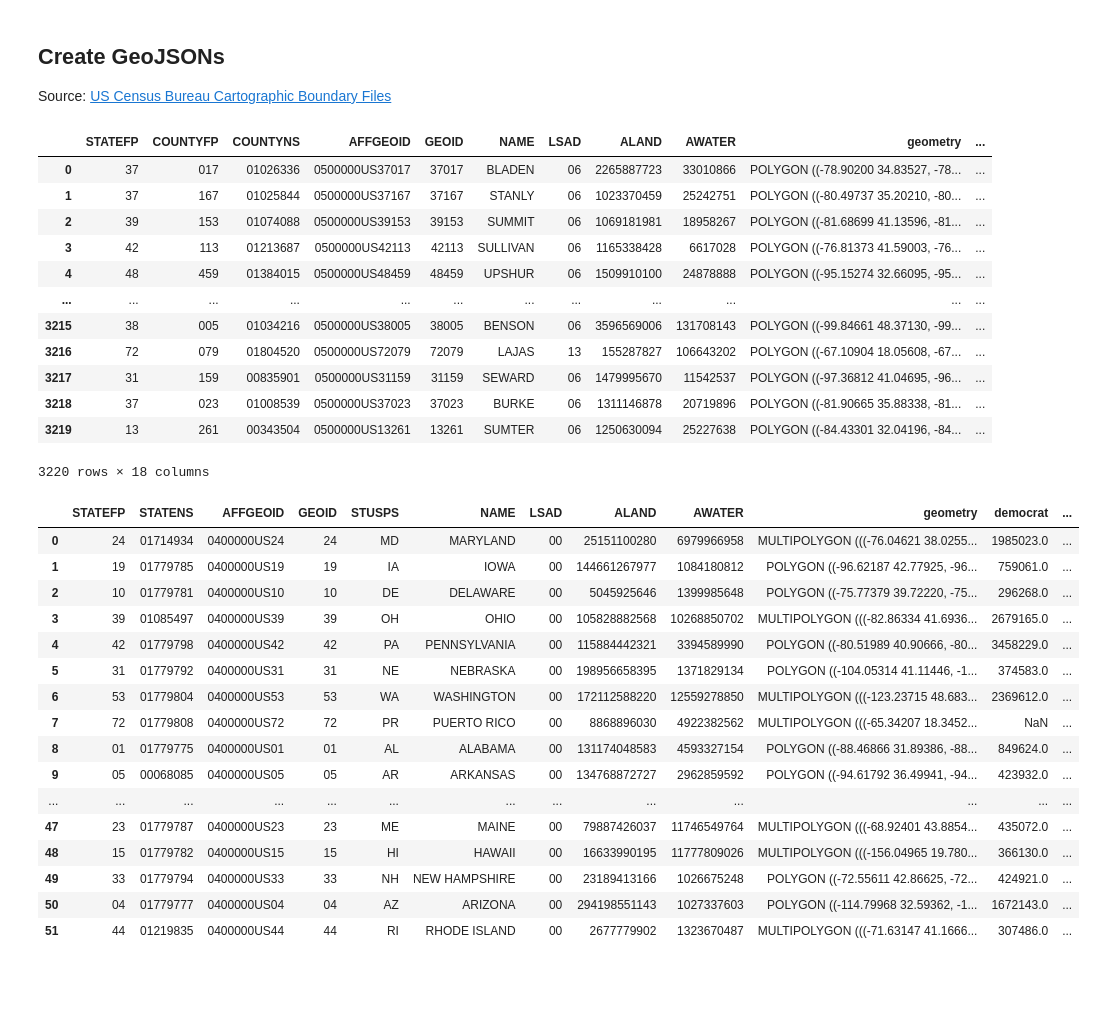
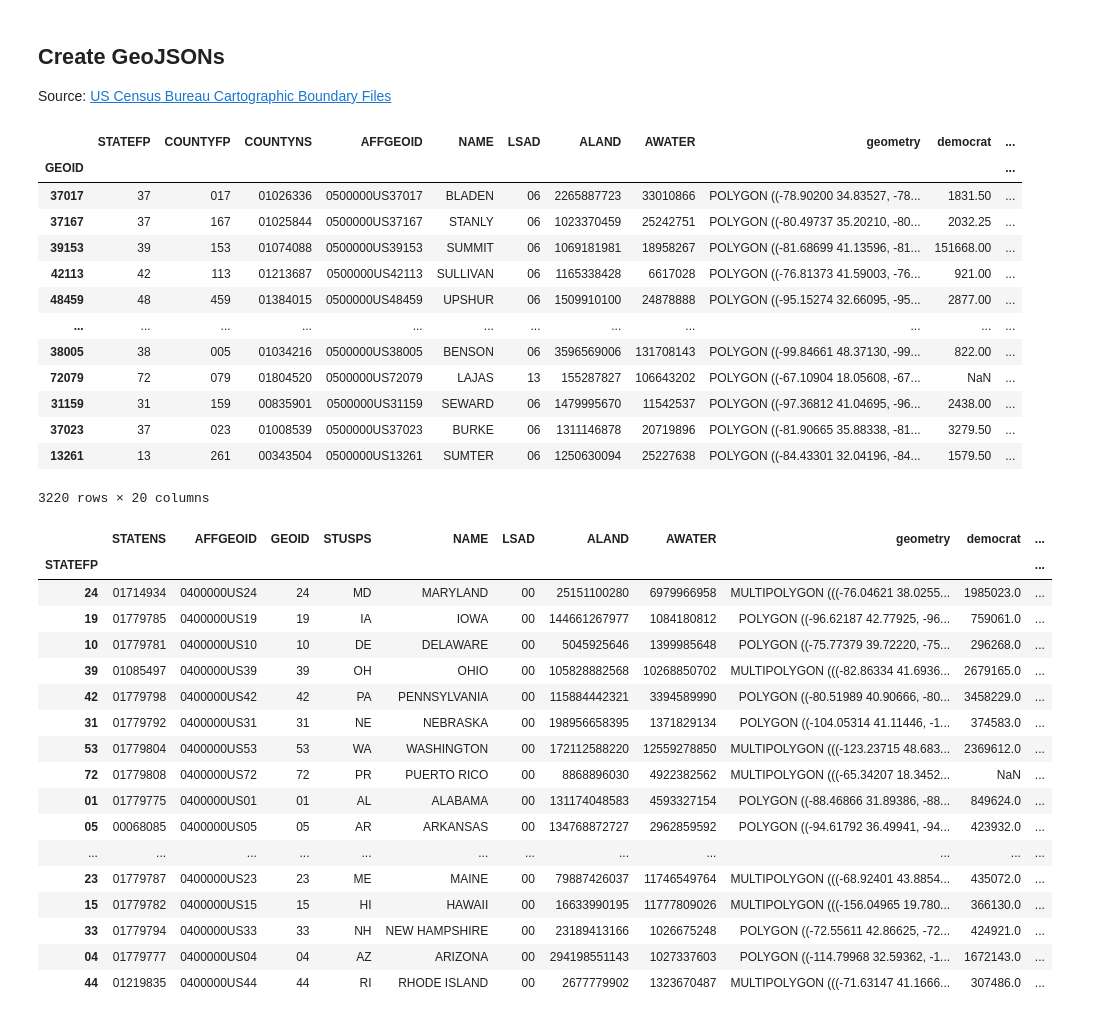
Before and after one commit to saylorsd/minority-rule, a Jupyter notebook: join.ipynb, the cells around one changed output. Cells and saved outputs as stored; diff of their text form; code cells hidden in the pictures; blank space fills up the shorter version.

Commit message:
fixed county geo join

```diff
--- a/join.ipynb
+++ b/join.ipynb
@@ -300,50 +301,50 @@ state_full_df
 ## Create GeoJSONs
 Source: [US Census Bureau Cartographic Boundary Files](https://www.census.gov/geographies/mapping-files/time-series/geo/carto-boundary-file.html)
 # %%
-import geopandas as gpd
-
 county_geo_df = gpd.read_file('cb_2018_us_county_20m/cb_2018_us_county_20m.shp')
 county_geo_df['NAME'] = county_geo_df['NAME'].str.upper()
-county_geo_df.set_index('NAME')
-county_geo_df = county_geo_df.join(state_full_df, on='NAME')
+county_geo_df = county_geo_df.join(county_full_df, on='GEOID')
+county_geo_df = county_geo_df.set_index('GEOID')
 county_geo_df.to_file('counties.geojson', driver='GeoJSON')
 county_geo_df
 # %% [output]
-|  | STATEFP | COUNTYFP | COUNTYNS | AFFGEOID | GEOID | NAME | LSAD | ALAND | AWATER | geometry | ... |
-| 0 | 37 | 017 | 01026336 | 0500000US37017 | 37017 | BLADEN | 06 | 2265887723 | 33010866 | POLYGON ((-78.90200 34.83527, -78... | ... |
-| 1 | 37 | 167 | 01025844 | 0500000US37167 | 37167 | STANLY | 06 | 1023370459 | 25242751 | POLYGON ((-80.49737 35.20210, -80... | ... |
-| 2 | 39 | 153 | 01074088 | 0500000US39153 | 39153 | SUMMIT | 06 | 1069181981 | 18958267 | POLYGON ((-81.68699 41.13596, -81... | ... |
-| 3 | 42 | 113 | 01213687 | 0500000US42113 | 42113 | SULLIVAN | 06 | 1165338428 | 6617028 | POLYGON ((-76.81373 41.59003, -76... | ... |
-| 4 | 48 | 459 | 01384015 | 0500000US48459 | 48459 | UPSHUR | 06 | 1509910100 | 24878888 | POLYGON ((-95.15274 32.66095, -95... | ... |
+|  | STATEFP | COUNTYFP | COUNTYNS | AFFGEOID | NAME | LSAD | ALAND | AWATER | geometry | democrat | ... |
+| GEOID |  |  |  |  |  |  |  |  |  |  | ... |
+| 37017 | 37 | 017 | 01026336 | 0500000US37017 | BLADEN | 06 | 2265887723 | 33010866 | POLYGON ((-78.90200 34.83527, -78... | 1831.50 | ... |
+| 37167 | 37 | 167 | 01025844 | 0500000US37167 | STANLY | 06 | 1023370459 | 25242751 | POLYGON ((-80.49737 35.20210, -80... | 2032.25 | ... |
+| 39153 | 39 | 153 | 01074088 | 0500000US39153 | SUMMIT | 06 | 1069181981 | 18958267 | POLYGON ((-81.68699 41.13596, -81... | 151668.00 | ... |
+| 42113 | 42 | 113 | 01213687 | 0500000US42113 | SULLIVAN | 06 | 1165338428 | 6617028 | POLYGON ((-76.81373 41.59003, -76... | 921.00 | ... |
+| 48459 | 48 | 459 | 01384015 | 0500000US48459 | UPSHUR | 06 | 1509910100 | 24878888 | POLYGON ((-95.15274 32.66095, -95... | 2877.00 | ... |
 | ... | ... | ... | ... | ... | ... | ... | ... | ... | ... | ... | ... |
-| 3215 | 38 | 005 | 01034216 | 0500000US38005 | 38005 | BENSON | 06 | 3596569006 | 131708143 | POLYGON ((-99.84661 48.37130, -99... | ... |
-| 3216 | 72 | 079 | 01804520 | 0500000US72079 | 72079 | LAJAS | 13 | 155287827 | 106643202 | POLYGON ((-67.10904 18.05608, -67... | ... |
-| 3217 | 31 | 159 | 00835901 | 0500000US31159 | 31159 | SEWARD | 06 | 1479995670 | 11542537 | POLYGON ((-97.36812 41.04695, -96... | ... |
-| 3218 | 37 | 023 | 01008539 | 0500000US37023 | 37023 | BURKE | 06 | 1311146878 | 20719896 | POLYGON ((-81.90665 35.88338, -81... | ... |
-| 3219 | 13 | 261 | 00343504 | 0500000US13261 | 13261 | SUMTER | 06 | 1250630094 | 25227638 | POLYGON ((-84.43301 32.04196, -84... | ... |
+| 38005 | 38 | 005 | 01034216 | 0500000US38005 | BENSON | 06 | 3596569006 | 131708143 | POLYGON ((-99.84661 48.37130, -99... | 822.00 | ... |
+| 72079 | 72 | 079 | 01804520 | 0500000US72079 | LAJAS | 13 | 155287827 | 106643202 | POLYGON ((-67.10904 18.05608, -67... | NaN | ... |
+| 31159 | 31 | 159 | 00835901 | 0500000US31159 | SEWARD | 06 | 1479995670 | 11542537 | POLYGON ((-97.36812 41.04695, -96... | 2438.00 | ... |
+| 37023 | 37 | 023 | 01008539 | 0500000US37023 | BURKE | 06 | 1311146878 | 20719896 | POLYGON ((-81.90665 35.88338, -81... | 3279.50 | ... |
+| 13261 | 13 | 261 | 00343504 | 0500000US13261 | SUMTER | 06 | 1250630094 | 25227638 | POLYGON ((-84.43301 32.04196, -84... | 1579.50 | ... |
-3220 rows × 18 columns
+3220 rows × 20 columns
 # %%
 state_geo_df = gpd.read_file('cb_2018_us_state_20m/cb_2018_us_state_20m.shp')
 state_geo_df['NAME'] = state_geo_df['NAME'].str.upper()
-state_geo_df.set_index('NAME')
 state_geo_df = state_geo_df.join(state_full_df, on='NAME')
+state_geo_df = state_geo_df.set_index('STATEFP')
 state_geo_df.to_file('states.geojson', driver='GeoJSON')
-state_geo_df
+state_geo_dfit -
 # %% [output]
-|  | STATEFP | STATENS | AFFGEOID | GEOID | STUSPS | NAME | LSAD | ALAND | AWATER | geometry | democrat | ... |
-| 0 | 24 | 01714934 | 0400000US24 | 24 | MD | MARYLAND | 00 | 25151100280 | 6979966958 | MULTIPOLYGON (((-76.04621 38.0255... | 1985023.0 | ... |
-| 1 | 19 | 01779785 | 0400000US19 | 19 | IA | IOWA | 00 | 144661267977 | 1084180812 | POLYGON ((-96.62187 42.77925, -96... | 759061.0 | ... |
-| 2 | 10 | 01779781 | 0400000US10 | 10 | DE | DELAWARE | 00 | 5045925646 | 1399985648 | POLYGON ((-75.77379 39.72220, -75... | 296268.0 | ... |
-| 3 | 39 | 01085497 | 0400000US39 | 39 | OH | OHIO | 00 | 105828882568 | 10268850702 | MULTIPOLYGON (((-82.86334 41.6936... | 2679165.0 | ... |
-| 4 | 42 | 01779798 | 0400000US42 | 42 | PA | PENNSYLVANIA | 00 | 115884442321 | 3394589990 | POLYGON ((-80.51989 40.90666, -80... | 3458229.0 | ... |
-| 5 | 31 | 01779792 | 0400000US31 | 31 | NE | NEBRASKA | 00 | 198956658395 | 1371829134 | POLYGON ((-104.05314 41.11446, -1... | 374583.0 | ... |
-| 6 | 53 | 01779804 | 0400000US53 | 53 | WA | WASHINGTON | 00 | 172112588220 | 12559278850 | MULTIPOLYGON (((-123.23715 48.683... | 2369612.0 | ... |
-| 7 | 72 | 01779808 | 0400000US72 | 72 | PR | PUERTO RICO | 00 | 8868896030 | 4922382562 | MULTIPOLYGON (((-65.34207 18.3452... | NaN | ... |
-| 8 | 01 | 01779775 | 0400000US01 | 01 | AL | ALABAMA | 00 | 131174048583 | 4593327154 | POLYGON ((-88.46866 31.89386, -88... | 849624.0 | ... |
-| 9 | 05 | 00068085 | 0400000US05 | 05 | AR | ARKANSAS | 00 | 134768872727 | 2962859592 | POLYGON ((-94.61792 36.49941, -94... | 423932.0 | ... |
-| ... | ... | ... | ... | ... | ... | ... | ... | ... | ... | ... | ... | ... |
-| 47 | 23 | 01779787 | 0400000US23 | 23 | ME | MAINE | 00 | 79887426037 | 11746549764 | MULTIPOLYGON (((-68.92401 43.8854... | 435072.0 | ... |
-| 48 | 15 | 01779782 | 0400000US15 | 15 | HI | HAWAII | 00 | 16633990195 | 11777809026 | MULTIPOLYGON (((-156.04965 19.780... | 366130.0 | ... |
-| 49 | 33 | 01779794 | 0400000US33 | 33 | NH | NEW HAMPSHIRE | 00 | 23189413166 | 1026675248 | POLYGON ((-72.55611 42.86625, -72... | 424921.0 | ... |
-| 50 | 04 | 01779777 | 0400000US04 | 04 | AZ | ARIZONA | 00 | 294198551143 | 1027337603 | POLYGON ((-114.79968 32.59362, -1... | 1672143.0 | ... |
-| 51 | 44 | 01219835 | 0400000US44 | 44 | RI | RHODE ISLAND | 00 | 2677779902 | 1323670487 | MULTIPOLYGON (((-71.63147 41.1666... | 307486.0 | ... |
+|  | STATENS | AFFGEOID | GEOID | STUSPS | NAME | LSAD | ALAND | AWATER | geometry | democrat | ... |
+| STATEFP |  |  |  |  |  |  |  |  |  |  | ... |
+| 24 | 01714934 | 0400000US24 | 24 | MD | MARYLAND | 00 | 25151100280 | 6979966958 | MULTIPOLYGON (((-76.04621 38.0255... | 1985023.0 | ... |
+| 19 | 01779785 | 0400000US19 | 19 | IA | IOWA | 00 | 144661267977 | 1084180812 | POLYGON ((-96.62187 42.77925, -96... | 759061.0 | ... |
+| 10 | 01779781 | 0400000US10 | 10 | DE | DELAWARE | 00 | 5045925646 | 1399985648 | POLYGON ((-75.77379 39.72220, -75... | 296268.0 | ... |
+| 39 | 01085497 | 0400000US39 | 39 | OH | OHIO | 00 | 105828882568 | 10268850702 | MULTIPOLYGON (((-82.86334 41.6936... | 2679165.0 | ... |
+| 42 | 01779798 | 0400000US42 | 42 | PA | PENNSYLVANIA | 00 | 115884442321 | 3394589990 | POLYGON ((-80.51989 40.90666, -80... | 3458229.0 | ... |
+| 31 | 01779792 | 0400000US31 | 31 | NE | NEBRASKA | 00 | 198956658395 | 1371829134 | POLYGON ((-104.05314 41.11446, -1... | 374583.0 | ... |
+| 53 | 01779804 | 0400000US53 | 53 | WA | WASHINGTON | 00 | 172112588220 | 12559278850 | MULTIPOLYGON (((-123.23715 48.683... | 2369612.0 | ... |
+| 72 | 01779808 | 0400000US72 | 72 | PR | PUERTO RICO | 00 | 8868896030 | 4922382562 | MULTIPOLYGON (((-65.34207 18.3452... | NaN | ... |
+| 01 | 01779775 | 0400000US01 | 01 | AL | ALABAMA | 00 | 131174048583 | 4593327154 | POLYGON ((-88.46866 31.89386, -88... | 849624.0 | ... |
+| 05 | 00068085 | 0400000US05 | 05 | AR | ARKANSAS | 00 | 134768872727 | 2962859592 | POLYGON ((-94.61792 36.49941, -94... | 423932.0 | ... |
+| ... | ... | ... | ... | ... | ... | ... | ... | ... | ... | ... | ... |
+| 23 | 01779787 | 0400000US23 | 23 | ME | MAINE | 00 | 79887426037 | 11746549764 | MULTIPOLYGON (((-68.92401 43.8854... | 435072.0 | ... |
+| 15 | 01779782 | 0400000US15 | 15 | HI | HAWAII | 00 | 16633990195 | 11777809026 | MULTIPOLYGON (((-156.04965 19.780... | 366130.0 | ... |
+| 33 | 01779794 | 0400000US33 | 33 | NH | NEW HAMPSHIRE | 00 | 23189413166 | 1026675248 | POLYGON ((-72.55611 42.86625, -72... | 424921.0 | ... |
+| 04 | 01779777 | 0400000US04 | 04 | AZ | ARIZONA | 00 | 294198551143 | 1027337603 | POLYGON ((-114.79968 32.59362, -1... | 1672143.0 | ... |
+| 44 | 01219835 | 0400000US44 | 44 | RI | RHODE ISLAND | 00 | 2677779902 | 1323670487 | MULTIPOLYGON (((-71.63147 41.1666... | 307486.0 | ... |
```
Also changed, not shown: parts of 1 cell of this notebook, 1 other file.
